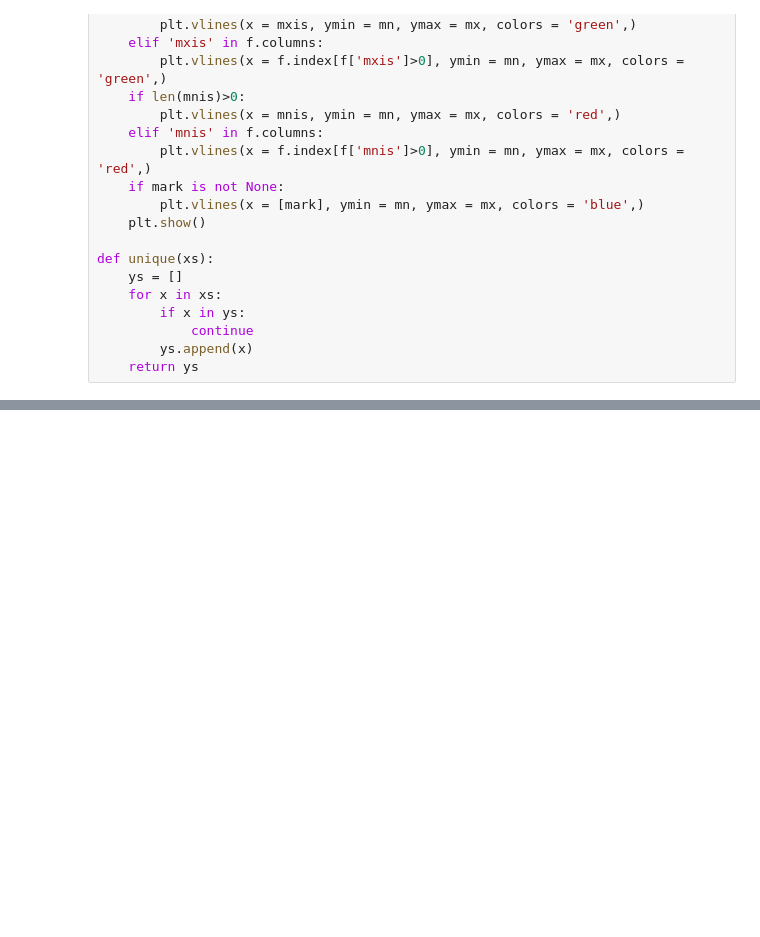
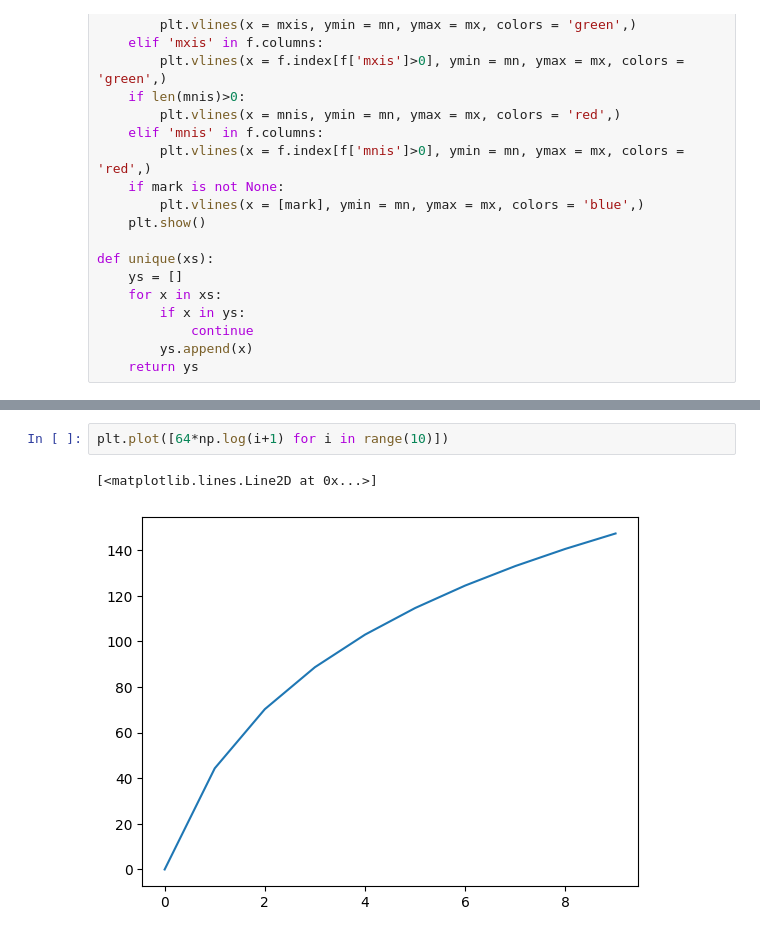
Before and after one commit to ce-muzzamil/crypto-data-research, a Jupyter notebook: test.ipynb, the cells around one changed output, grey strips where cells are left out. Saved outputs shown, nothing was run; the diff lists cells and outputs as text; blank space fills up the shorter version.

```diff
--- a/test.ipynb
+++ b/test.ipynb
@@ -49,0 +203,5 @@ print(y(steps)[-1])
+# %%
+plt.plot([64*np.log(i+1) for i in range(10)])
+# %% [output]
+[<matplotlib.lines.Line2D at 0x...>]
+[figure, added]
```
Also changed, not shown: parts of 29 cells of this notebook, 4 other files.
